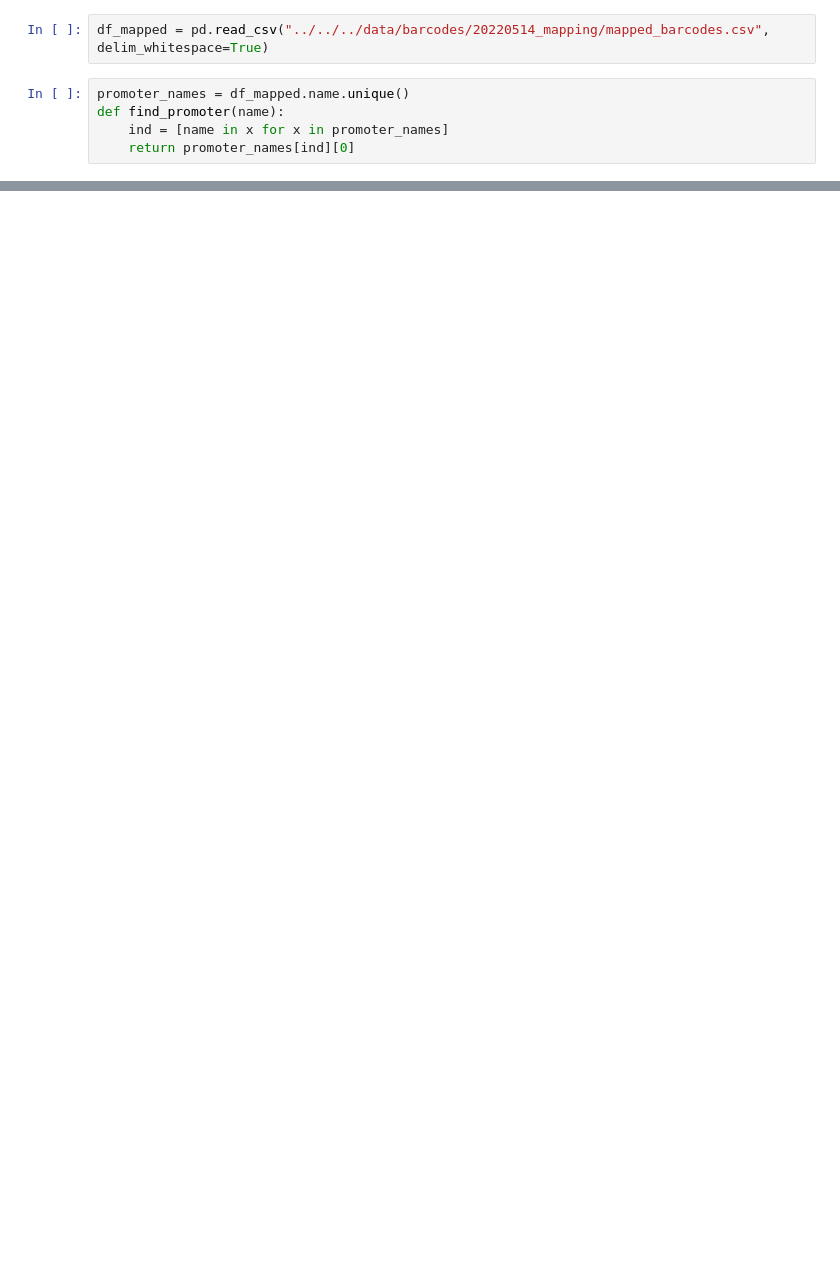
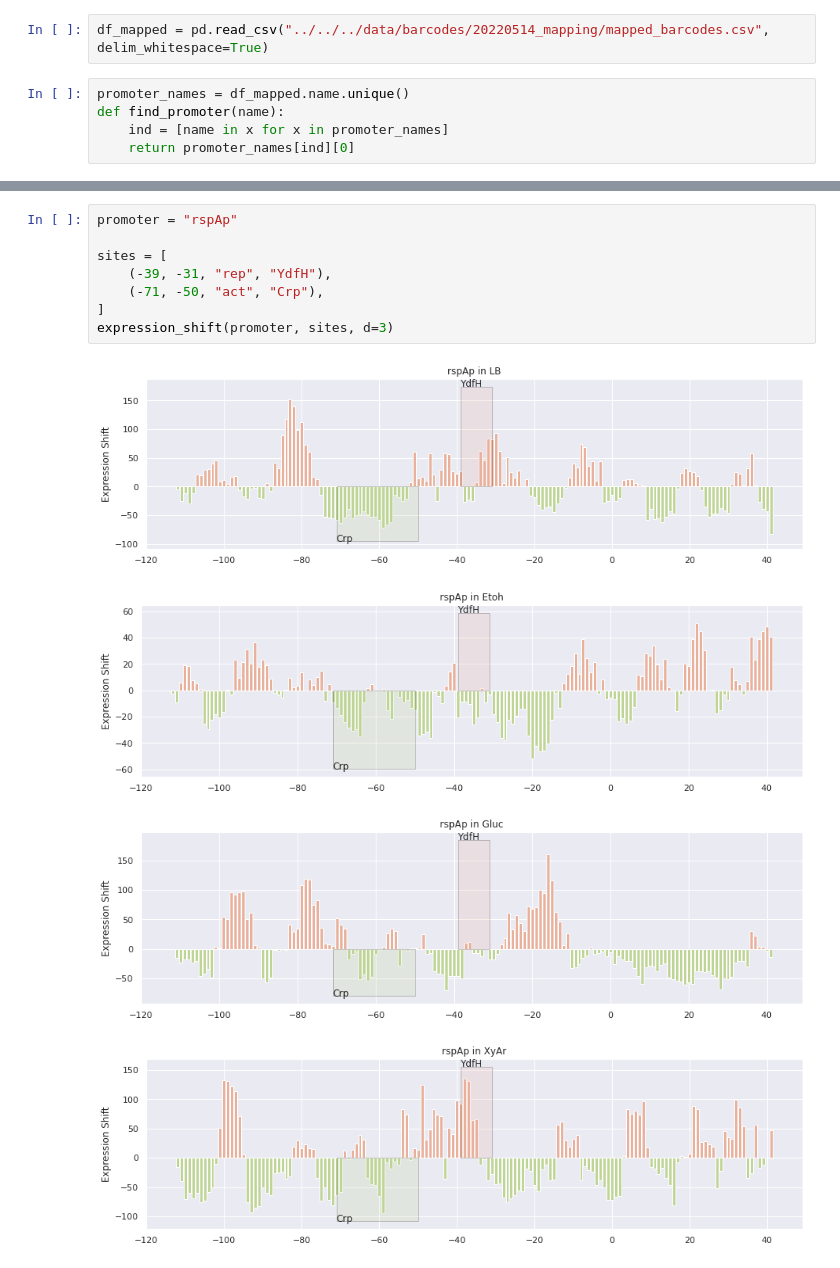
Before and after one commit to RPGroup-PBoC/Reg-Seq-2, a Jupyter notebook: code/processing/20221114_barcode/promoter_footprints.ipynb, the cells around one changed output, grey strips where cells are left out. Cells and saved outputs as stored; diff of their text form; blank space fills up the shorter version.

```diff
--- a/code/processing/20221114_barcode/promoter_footprints.ipynb
+++ b/code/processing/20221114_barcode/promoter_footprints.ipynb
@@ -22,0 +192,13 @@ for promoter in promoter_names:
+# %%
+promoter = "rspAp"
+
+sites = [
+    (-39, -31, "rep", "YdfH"),
+    (-71, -50, "act", "Crp"),
+]
+expression_shift(promoter, sites, d=3)
+# %% [output]
+[figure, added]
+[figure, added]
+[figure, added]
+[figure, added]
```
Also changed, not shown: parts of 60 cells of this notebook.
